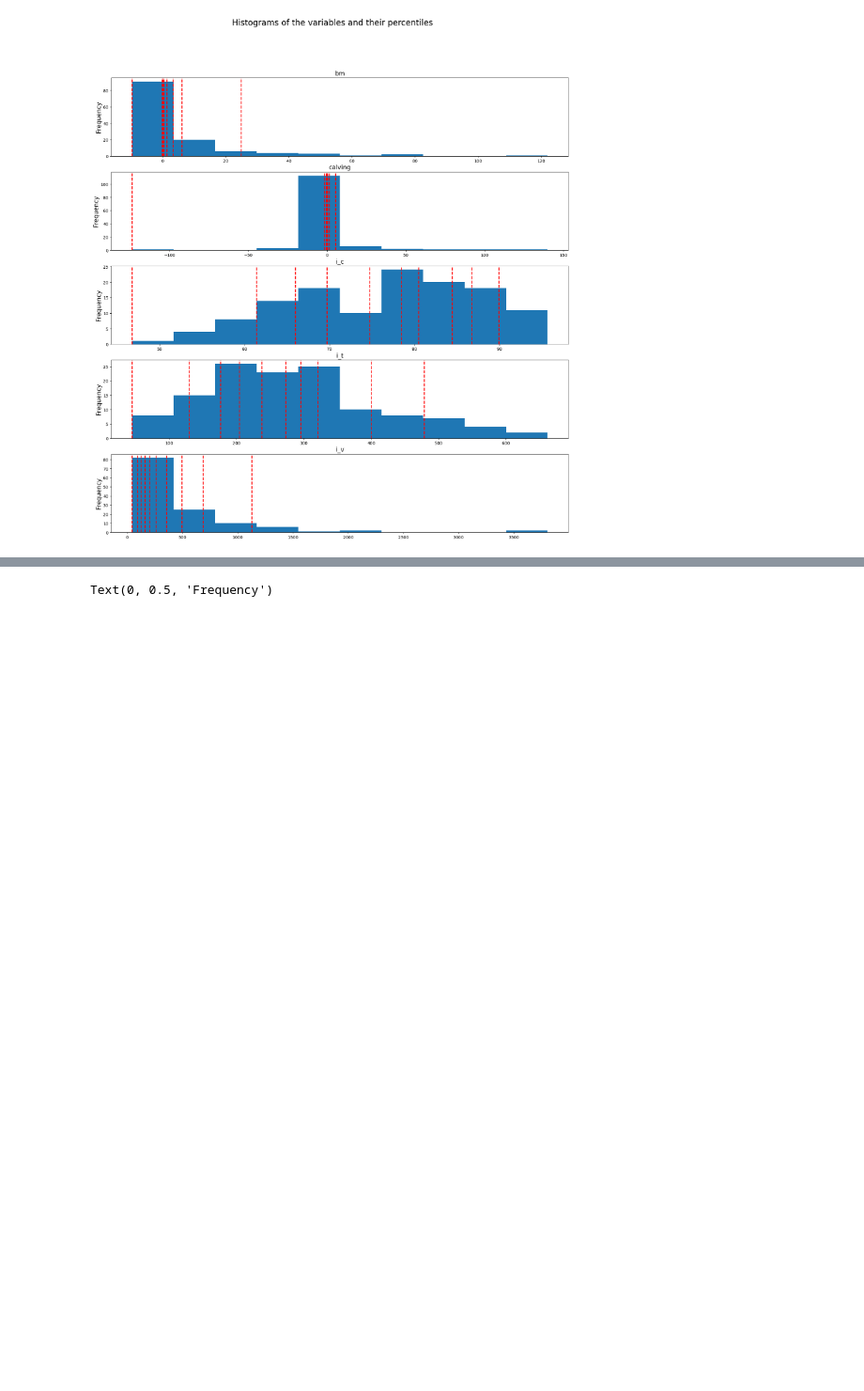
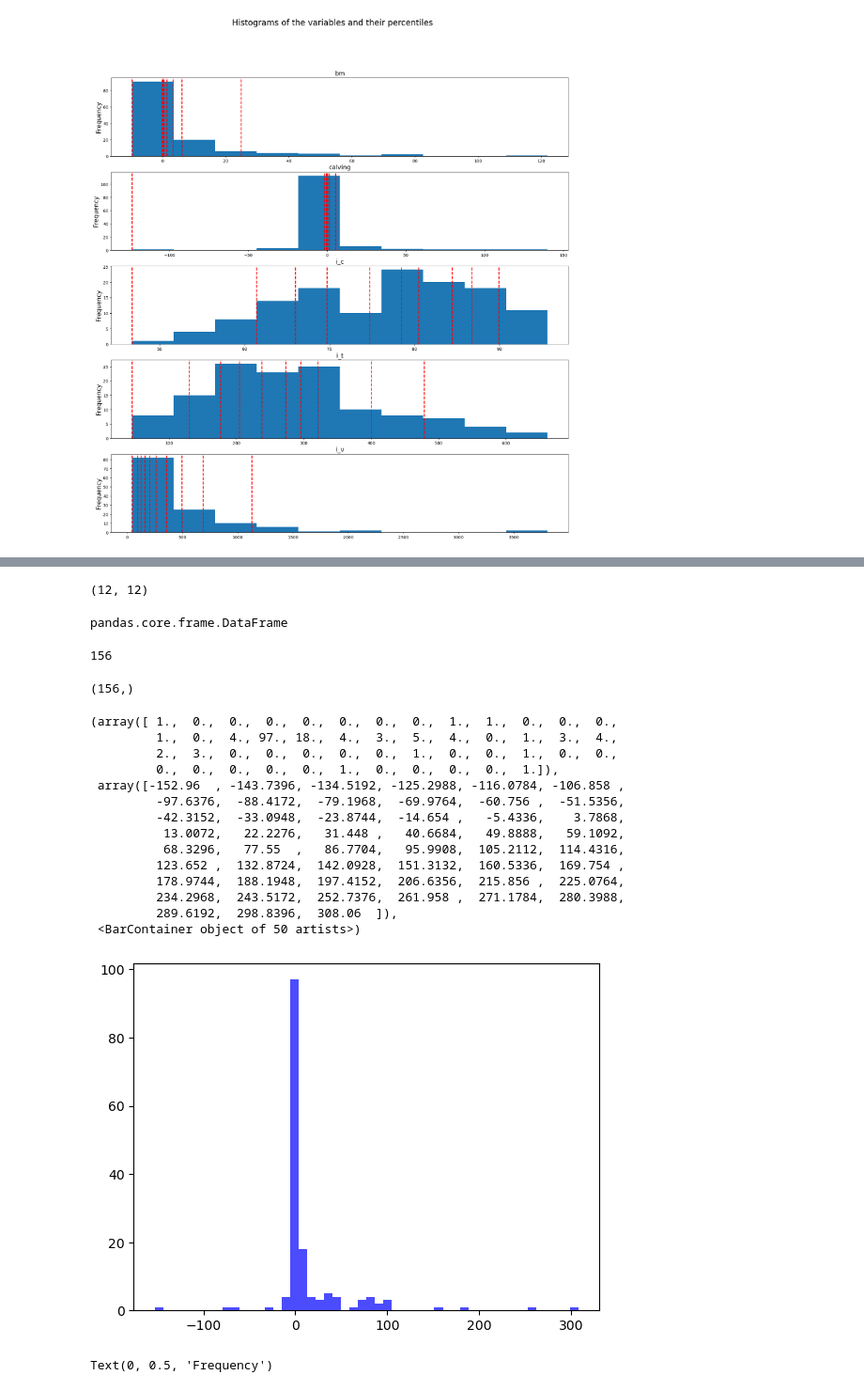
Before and after one commit to Moncada-Francesco-97/Calving-U-Net, a Jupyter notebook: block_cv.ipynb, the cells around one changed output, grey strips where cells are left out. Shown at 94% size. Saved outputs shown, nothing was run; the diff lists cells and outputs as text; code cells hidden in the pictures; blank space fills up the shorter version.

```diff
--- a/block_cv.ipynb
+++ b/block_cv.ipynb
@@ -231,0 +231,12 @@ pd.set_option('display.max_rows', None)
+# %%
+folder_1 = [2,4,6,7,8,15,18,16,34,45,135,163,95]
+folder_2 = [3,29,10,12,31,30,19,24,35,50,86,104,139]
+folder_3 = [65,43,37,17,41,32,38,40,36,52,143,146,125]
+folder_4 = [69,67,63,26,46,33,64,44,70,53,123,145,170]
+folder_5 = [75,78,89,39,47,81,77,54,71,55,118,101,117]
+folder_6 = [76,80,114,58,48,84,83,66,90,56,140,144,164]
+folder_7 = [88,82,120,61,57,92,85,105,100,73,158,124,169]
+folder_8 = [96,107,121,62,60,127,87,108,102,91,161,122,160]
+
+folder_9 = [129,112,156,68,97,132,93,109,115,98,148,166] #test
+folder_10 = [131,147,157,72,99,136,116,111,119,110,162,159] #test
@@ -231,0 +302,26 @@ pd.set_option('display.max_rows', None)
+# %%
+#Creating the blocks
+
+block_1 = dataset[dataset.index.isin(folder_1)]
+block_2 = dataset[dataset.index.isin(folder_2)]
+block_3 = dataset[dataset.index.isin(folder_3)]
+block_4 = dataset[dataset.index.isin(folder_4)]
+block_5 = dataset[dataset.index.isin(folder_5)]
+block_6 = dataset[dataset.index.isin(folder_6)]
+block_7 = dataset[dataset.index.isin(folder_7)]
+block_8 = dataset[dataset.index.isin(folder_8)]
+block_9 = dataset[dataset.index.isin(folder_9)]
+block_10 = dataset[dataset.index.isin(folder_10)]
+
+all_blocks = [block_1, block_2, block_3, block_4, block_5, block_6, block_7, block_8, block_9, block_10]
+# %%
+#I want to see the distribution of the variables in each block
+
+variable = 'bm'
+
+#dataset_mean = dataset.groupby(level=0, axis=1).mean()
+i = 1
+for block in all_blocks:
+    block[variable].mean(axis =1).hist(figsize=(20, 20), bins=50)
+    plt.title(f'Histogram of the variable ' + variable + ' in the block ' + str(i) , fontsize=20)
+    plt.show()
@@ -232,3 +425,37 @@ pd.set_option('display.max_rows', None)
+# %%
+np.shape(block[variable].values.tolist())
+# %% [output]
+(12, 12)
+# %%
+type(block[variable].loc[block.index])
+# %% [output]
+pandas.core.frame.DataFrame
+# %%
+12*13
+# %% [output]
+156
+# %%
+flat = block[variable].values.flatten()
+print(np.shape(flat))
+
+plt.hist(flat, bins=50, color='blue', alpha=0.7)
+# %% [output]
+(156,)
+(array([ 1.,  0.,  0.,  0.,  0.,  0.,  0.,  0.,  1.,  1.,  0.,  0.,  0.,
+         1.,  0.,  4., 97., 18.,  4.,  3.,  5.,  4.,  0.,  1.,  3.,  4.,
+         2.,  3.,  0.,  0.,  0.,  0.,  0.,  1.,  0.,  0.,  1.,  0.,  0.,
+         0.,  0.,  0.,  0.,  0.,  1.,  0.,  0.,  0.,  0.,  1.]),
+ array([-152.96  , -143.7396, -134.5192, -125.2988, -116.0784, -106.858 ,
+         -97.6376,  -88.4172,  -79.1968,  -69.9764,  -60.756 ,  -51.5356,
+         -42.3152,  -33.0948,  -23.8744,  -14.654 ,   -5.4336,    3.7868,
+          13.0072,   22.2276,   31.448 ,   40.6684,   49.8888,   59.1092,
+          68.3296,   77.55  ,   86.7704,   95.9908,  105.2112,  114.4316,
+         123.652 ,  132.8724,  142.0928,  151.3132,  160.5336,  169.754 ,
+         178.9744,  188.1948,  197.4152,  206.6356,  215.856 ,  225.0764,
+         234.2968,  243.5172,  252.7376,  261.958 ,  271.1784,  280.3988,
+         289.6192,  298.8396,  308.06  ]),
+ <BarContainer object of 50 artists>)
+[figure, added]
 # %%
 #In listone i am merging all tthe data related to a particular variable in a single list
 #(for example all gbasal melting tiime series for all glaciers), in order to isualize the distribution
```
Also changed, not shown: parts of 10 cells of this notebook, 1 other file.
